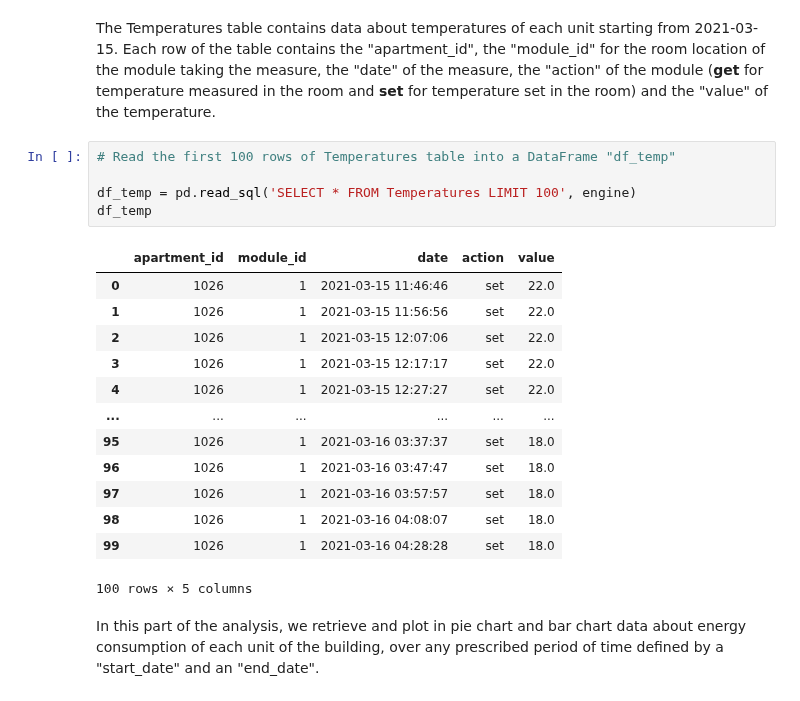
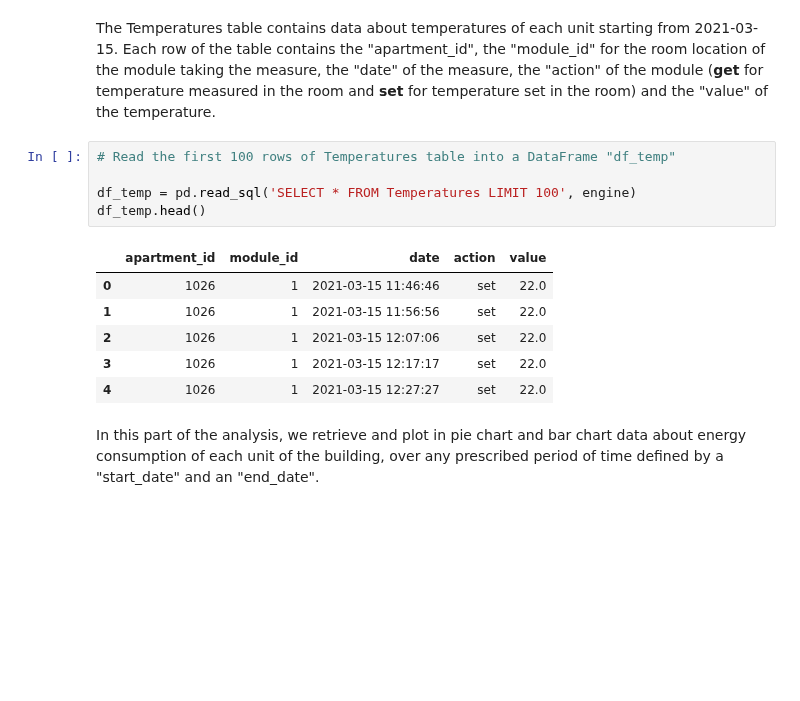
Before and after one commit to rtiedra/data-science, a Jupyter notebook: building_heating/building_heating.ipynb, the cells around one changed output. Cells and saved outputs as stored; diff of their text form; blank space fills up the shorter version.

```diff
--- a/building_heating/building_heating.ipynb
+++ b/building_heating/building_heating.ipynb
@@ -157,22 +151,15 @@ The Temperatures table contains data about temperatures of each unit starting fr
 # %%
 # Read the first 100 rows of Temperatures table into a DataFrame "df_temp"
 
 df_temp = pd.read_sql('SELECT * FROM Temperatures LIMIT 100', engine)
-df_temp
+df_temp.head()
 # %% [output]
 |  | apartment_id | module_id | date | action | value |
 | 0 | 1026 | 1 | 2021-03-15 11:46:46 | set | 22.0 |
 | 1 | 1026 | 1 | 2021-03-15 11:56:56 | set | 22.0 |
 | 2 | 1026 | 1 | 2021-03-15 12:07:06 | set | 22.0 |
 | 3 | 1026 | 1 | 2021-03-15 12:17:17 | set | 22.0 |
 | 4 | 1026 | 1 | 2021-03-15 12:27:27 | set | 22.0 |
-| ... | ... | ... | ... | ... | ... |
-| 95 | 1026 | 1 | 2021-03-16 03:37:37 | set | 18.0 |
-| 96 | 1026 | 1 | 2021-03-16 03:47:47 | set | 18.0 |
-| 97 | 1026 | 1 | 2021-03-16 03:57:57 | set | 18.0 |
-| 98 | 1026 | 1 | 2021-03-16 04:08:07 | set | 18.0 |
-| 99 | 1026 | 1 | 2021-03-16 04:28:28 | set | 18.0 |
-100 rows × 5 columns
 # %% [markdown]
 In this part of the analysis, we retrieve and plot in pie chart and bar chart data about energy consumption of each unit of the building, over any prescribed period of time defined by a "start_date" and an "end_date".
 # %%
```
Also changed, not shown: parts of 13 cells of this notebook.
